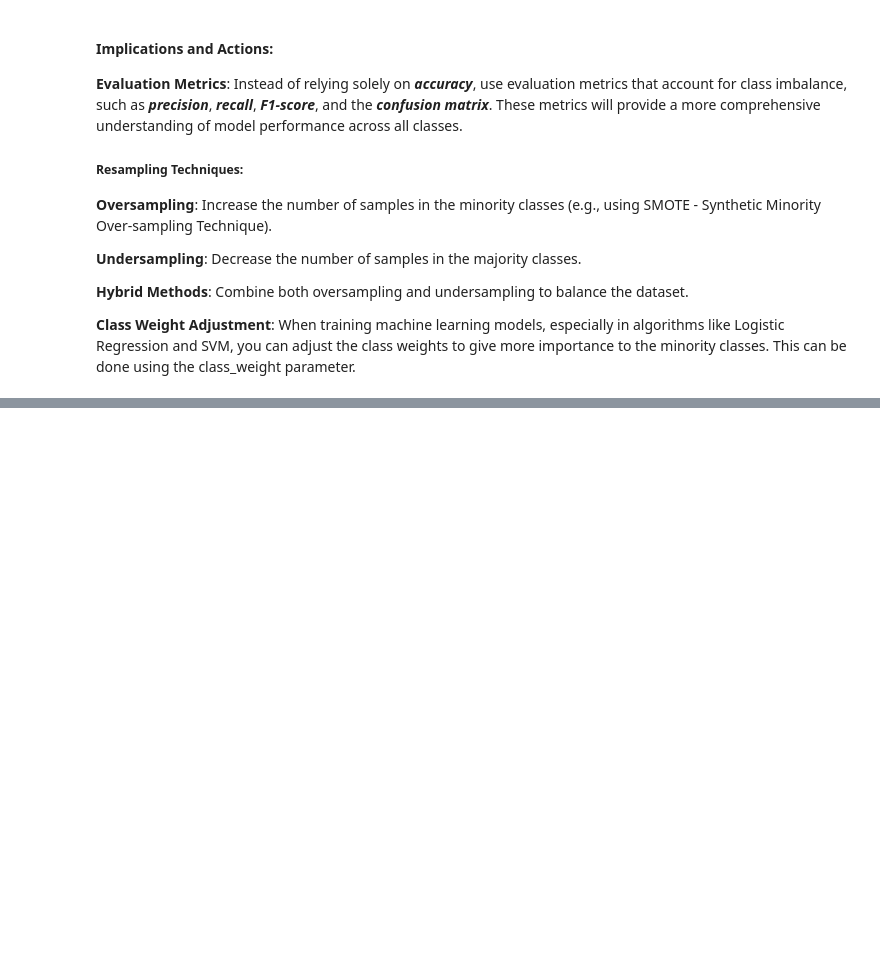
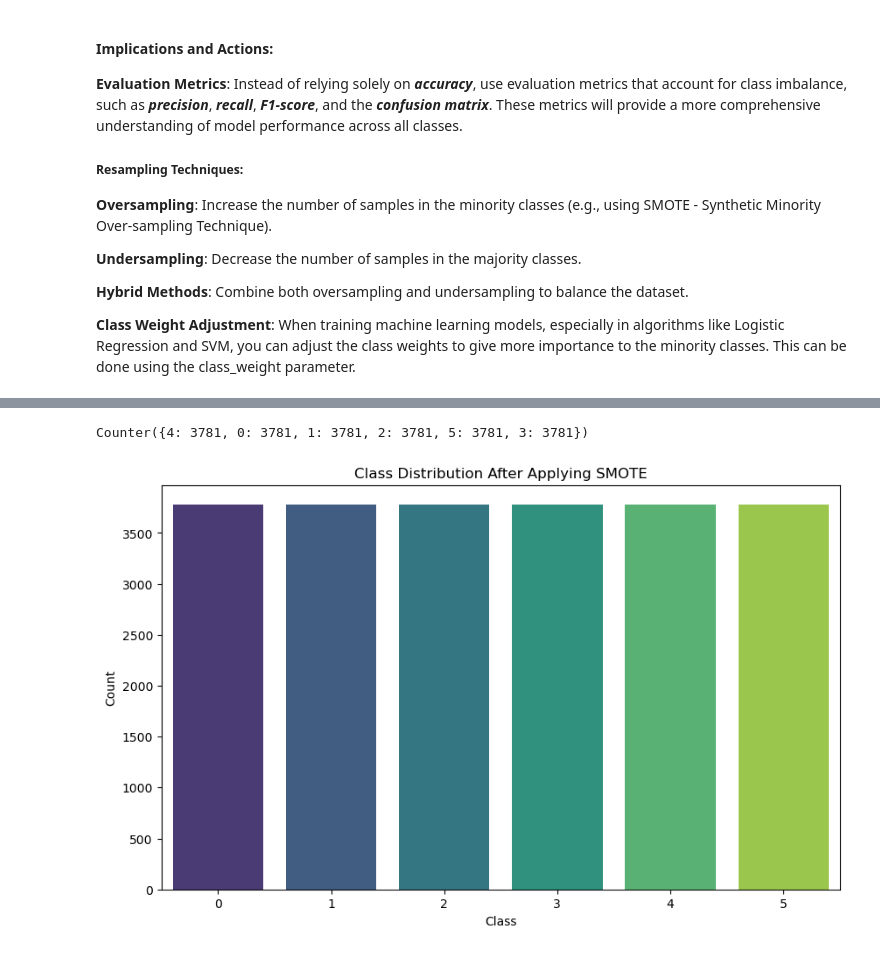
Before and after one commit to springboardmentor112/SentimentAnalysis-TextClassification, a Jupyter notebook: textClassification.ipynb, the cells around one changed output, grey strips where cells are left out. Cells and saved outputs as stored; diff of their text form; code cells hidden in the pictures; blank space fills up the shorter version.

Commit message:
Text Classification Final

```diff
--- a/textClassification.ipynb
+++ b/textClassification.ipynb
@@ -387,24 +302,0 @@ Accuracy: 0.8289800995024875
-# %%
-from sklearn.naive_bayes import MultinomialNB
-
-# Train Naive Bayes model
-nb = MultinomialNB()
-nb.fit(X_train_tfidf, y_train)
-
-# Predictions
-y_pred_nb = nb.predict(X_test_tfidf)
-y_pred_prob_nb = nb.predict_proba(X_test_tfidf)
-
-# Evaluation
-print("Naive Bayes:")
-print(classification_report(y_test, y_pred_nb))
-print(f'Accuracy: {accuracy_score(y_test, y_pred_nb)}')
-cm = confusion_matrix(y_test, y_pred_nb)
-
-# Plot Confusion Matrix
-plt.figure(figsize=(8, 6))
-sns.heatmap(cm, annot=True, fmt='d', cmap='Blues')
-plt.title('Naive Bayes Confusion Matrix')
-plt.xlabel('Predicted')
-plt.ylabel('True')
-plt.show()
@@ -908,0 +314,22 @@ Accuracy: 0.8535447761194029
+# %%
+# Visualizing Dataset
+from collections import Counter
+
+# Count the number of instances for each class
+class_distribution = Counter(y_resampled)
+print(class_distribution)
+
+# Create a DataFrame for easy plotting
+class_dist_df = pd.DataFrame.from_dict(class_distribution, orient='index').reset_index()
+class_dist_df.columns = ['Class', 'Count']
+
+# Plot the class distribution
+plt.figure(figsize=(10, 6))
+sns.barplot(x='Class', y='Count', data=class_dist_df, palette='viridis')
+plt.title('Class Distribution After Applying SMOTE')
+plt.xlabel('Class')
+plt.ylabel('Count')
+plt.show()
+# %% [output]
+Counter({4: 3781, 0: 3781, 1: 3781, 2: 3781, 5: 3781, 3: 3781})
+[figure, added]
```
Also changed, not shown: parts of 62 cells of this notebook.
